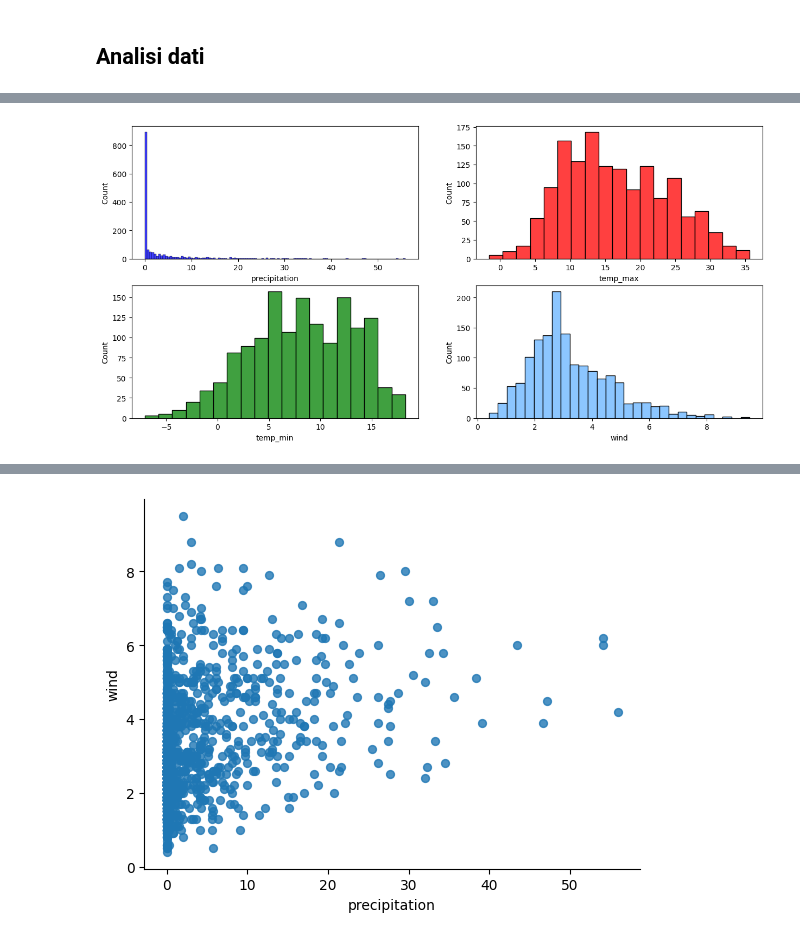
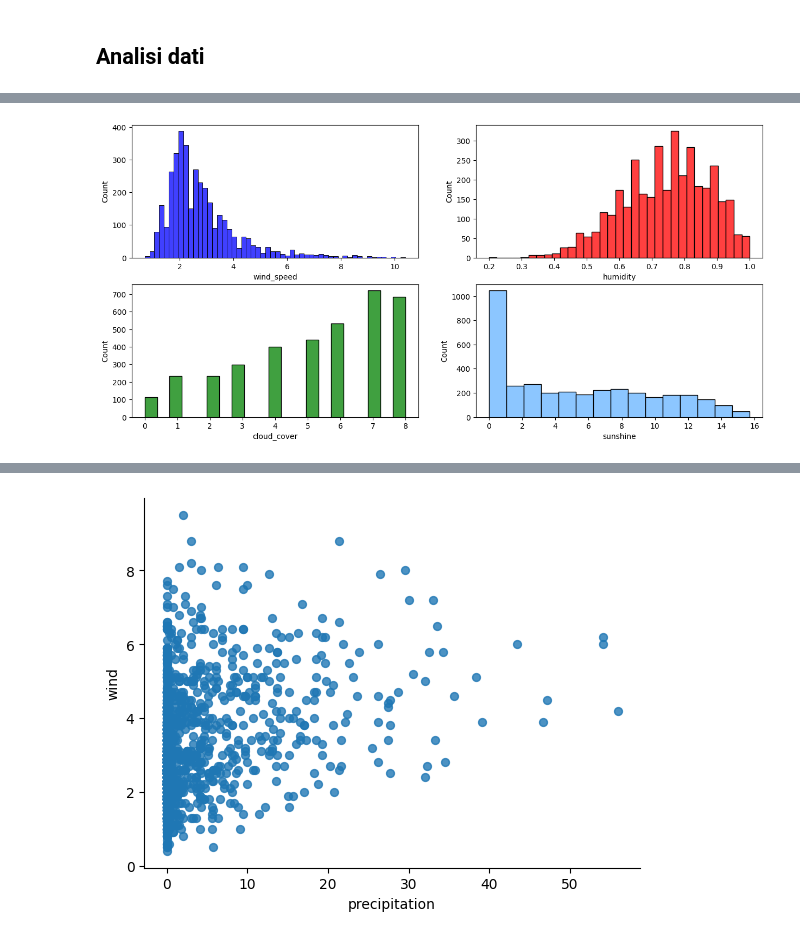
Before and after one commit to Nenne2000/MLDA_Project, a Jupyter notebook: MLDA.ipynb, the cells around one changed output, grey strips where cells are left out. Drawn from its saved outputs; the diff is of its cells as text; code cells hidden in the pictures.

```diff
--- a/MLDA.ipynb
+++ b/MLDA.ipynb
@@ -10,4 +8,4 @@ il dataset comprende diverse colonne che rappresentano le condizioni meteorologi
 # %%
-data = pd.read_csv("/content/drive/MyDrive/weather.csv")
+data = pd.read_csv("/content/sample_data/weather_prediction_dataset.csv")
 data.head()
 # %% [output]
@@ -19,0 +19,13 @@ data.head()
+# %%
+columns_to_keep = ['DATE', 'MONTH'] + [col for col in data.columns if 'MUENCHEN' in col.upper()]
+df = data[columns_to_keep]
+
+data_copy = df.copy()
+
+
+# Modifica i nomi delle colonne
+for col in data_copy.columns[2:]:
+    new_col_name = col.replace('MUENCHEN_', '')
+    data_copy.rename(columns={col: new_col_name}, inplace=True)
+df = data_copy
+df.head()
@@ -69,10 +111,10 @@ data.describe().style.background_gradient()
 # %%
 fig, axs = plt.subplots(2,2, figsize=(15,7))
 axs = axs.flatten()
-sns.histplot(data['precipitation'],color='blue',ax=axs[0])
-sns.histplot(data['temp_max'],color='red',ax=axs[1])
-sns.histplot(data['temp_min'],color='green',ax=axs[2])
-sns.histplot(data['wind'],color='#66b3ff',ax=axs[3])
+sns.histplot(df['wind_speed'],color='blue',ax=axs[0])
+sns.histplot(df['humidity'],color='red',ax=axs[1])
+sns.histplot(df['cloud_cover'],color='green',ax=axs[2])
+sns.histplot(df['sunshine'],color='#66b3ff',ax=axs[3])
 plt.show()
 # %% [output]
-[figure, old version]
+[figure, new version]
```
Also changed, not shown: parts of 13 cells of this notebook.
